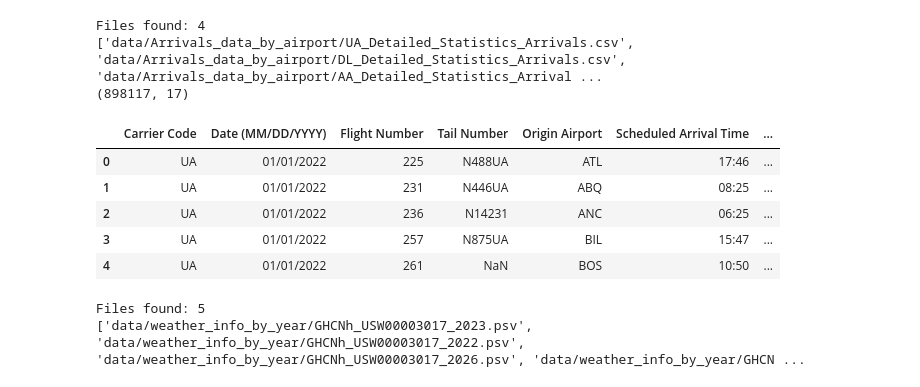
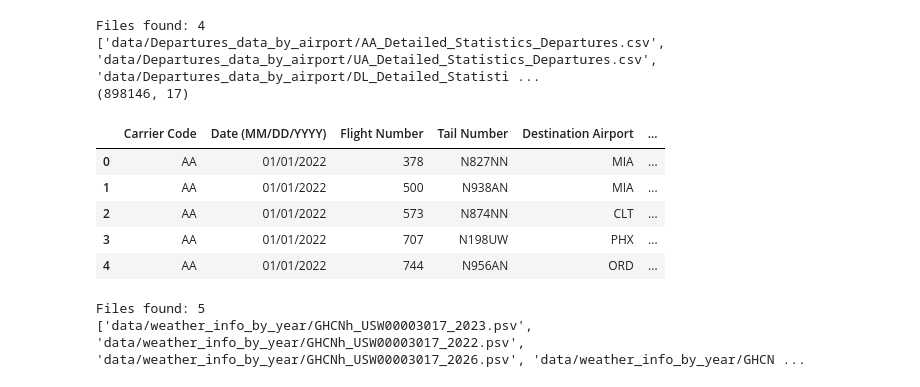
Before and after one commit to UC-Berkeley-I-School/207-Summer26-FinalProject-MLModel, a Jupyter notebook: teammates_notebook/DEN_raw/Den_data_compile.ipynb, the cells around one changed output. Cells and saved outputs as stored; diff of their text form; code cells hidden in the pictures.

Commit message:
update with departure data

```diff
--- a/teammates_notebook/DEN_raw/Den_data_compile.ipynb
+++ b/teammates_notebook/DEN_raw/Den_data_compile.ipynb
@@ -7,37 +7,37 @@ import glob
 # %%
 # Arrivals Data from US DOT by Site
 
 # Get only real CSV files, not Zone.Identifier files
 USDOT = [
-    file for file in glob.glob("data/Arrivals_data_by_airport/*.csv")
+    file for file in glob.glob("data/Departures_data_by_airport/*.csv")
     if not file.endswith(":Zone.Identifier")
 ]
 
 #verfiy number of files found
 print("Files found:", len(USDOT))
 print(USDOT)
 
 #skip the first 7 rows of non-data
 df = pd.concat(
     [pd.read_csv(file, skiprows=7, skipfooter=1, engine="python") for file in USDOT],
     ignore_index=True
 )
 
 print(df.shape)
 df.head()
 
 #export to .csv file
-#df.to_csv("DEN_arrivals.csv", index=False)
+#df.to_csv("DEN_departures.csv", index=False)
 # %% [output]
 Files found: 4
-['data/Arrivals_data_by_airport/UA_Detailed_Statistics_Arrivals.csv', 'data/Arrivals_data_by_airport/DL_Detailed_Statistics_Arrivals.csv', 'data/Arrivals_data_by_airport/AA_Detailed_Statistics_Arrival ...
-(898117, 17)
+['data/Departures_data_by_airport/AA_Detailed_Statistics_Departures.csv', 'data/Departures_data_by_airport/UA_Detailed_Statistics_Departures.csv', 'data/Departures_data_by_airport/DL_Detailed_Statisti ...
+(898146, 17)
-|  | Carrier Code | Date (MM/DD/YYYY) | Flight Number | Tail Number | Origin Airport | Scheduled Arrival Time | ... |
-| 0 | UA | 01/01/2022 | 225 | N488UA | ATL | 17:46 | ... |
-| 1 | UA | 01/01/2022 | 231 | N446UA | ABQ | 08:25 | ... |
-| 2 | UA | 01/01/2022 | 236 | N14231 | ANC | 06:25 | ... |
-| 3 | UA | 01/01/2022 | 257 | N875UA | BIL | 15:47 | ... |
-| 4 | UA | 01/01/2022 | 261 | NaN | BOS | 10:50 | ... |
+|  | Carrier Code | Date (MM/DD/YYYY) | Flight Number | Tail Number | Destination Airport | ... |
+| 0 | AA | 01/01/2022 | 378 | N827NN | MIA | ... |
+| 1 | AA | 01/01/2022 | 500 | N938AN | MIA | ... |
+| 2 | AA | 01/01/2022 | 573 | N874NN | CLT | ... |
+| 3 | AA | 01/01/2022 | 707 | N198UW | PHX | ... |
+| 4 | AA | 01/01/2022 | 744 | N956AN | ORD | ... |
 # %%
 # Weather info in DEN International airport
 
```
Also changed, not shown: parts of 2 cells of this notebook.
